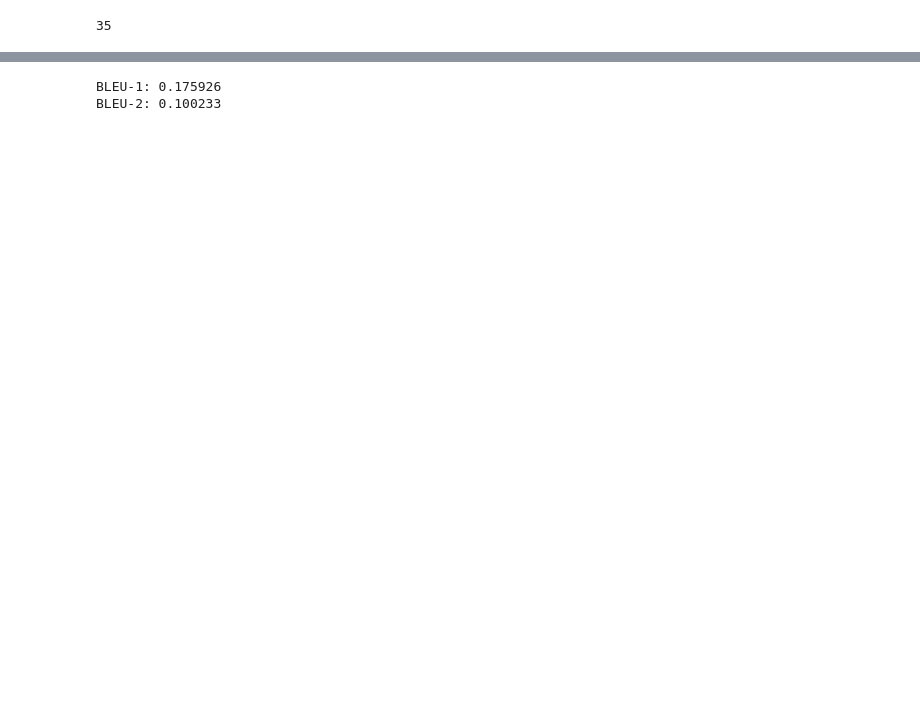
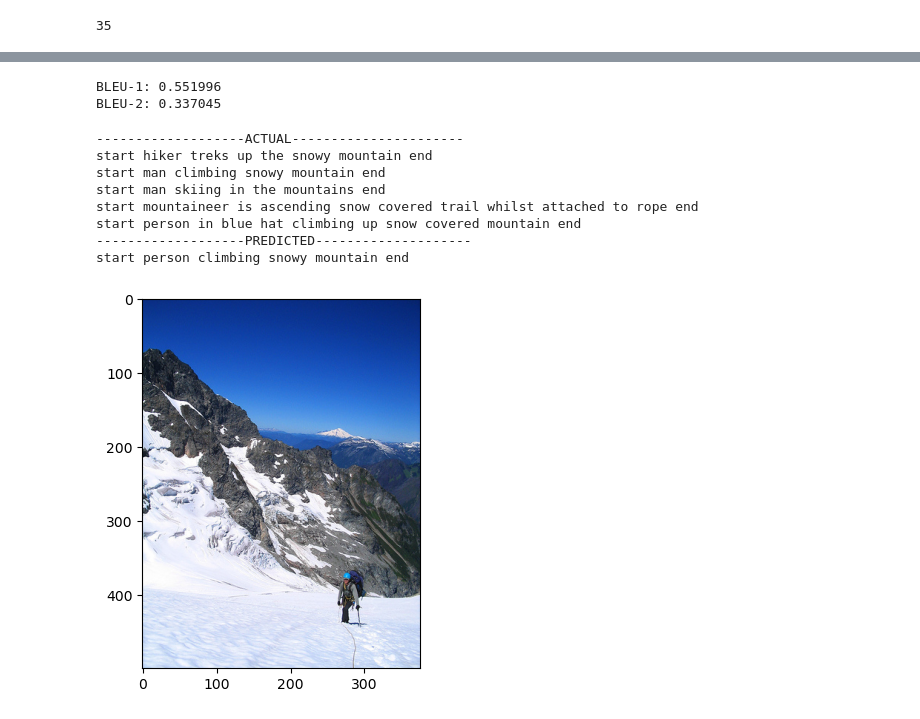
Before and after one commit to Nid04/Image-Caption-Generator, a Jupyter notebook: Image Caption generation Test Code.ipynb, the cells around one changed output, grey strips where cells are left out. Saved outputs shown, nothing was run; the diff lists cells and outputs as text; code cells hidden in the pictures; blank space fills up the shorter version.

Commit message:
integrating model with ui

```diff
--- a/Image Caption generation Test Code.ipynb
+++ b/Image Caption generation Test Code.ipynb
@@ -238,6 +221,6 @@ plot_model(model, show_shapes=True)
 # %%
 # train the model
-epochs = 15
+epochs = 20
 batch_size = 64
 steps = len(train) // batch_size
 
@@ -277,7 +265,7 @@ def idx_to_word(integer, tokenizer):
 # generate caption for an image
 def predict_caption(model, image, tokenizer, max_length):
     # add start tag for generation process
-    in_text = '<start>'
+    in_text = 'start'
     # iterate over the max length of sequence
     for i in range(max_length):
         # encode input sequenve
@@ -296,7 +284,7 @@ def predict_caption(model, image, tokenizer, max_length):
         # append word as input for generating next word
         in_text += " " + word
         # stop if we reach end tag
-        if word == '<end>':
+        if word == 'end':
             break
     return in_text
 # %%
@@ -320,5 +308,36 @@ for key in tqdm(test):
 print("BLEU-1: %f" % corpus_bleu(actual, predicted, weights=(1.0, 0, 0, 0)))
 print("BLEU-2: %f" % corpus_bleu(actual, predicted, weights=(0.5, 0.5, 0, 0)))
 # %% [output]
-BLEU-1: 0.175926
-BLEU-2: 0.100233
+BLEU-1: 0.551996
+BLEU-2: 0.337045
+# %%
+# Visualize the Results
+from PIL import Image
+import matplotlib.pyplot as plt
+
+def generate_caption(image_name):
+    image_id = image_name.split('.')[0]
+    img_path = os.path.join(BASE_DIR, "Images", image_name)
+    image = Image.open(img_path)
+    captions = mapping[image_id]
+    print('-------------------ACTUAL----------------------')
+    for caption in captions:
+        print(caption)
+    # predict the caption
+    y_pred = predict_caption(model, features[image_id], tokenizer, max_length)
+    print('-------------------PREDICTED--------------------')
+    print(y_pred)
+    plt.imshow(image)
+# %%
+image_name = "58363930_0544844edd.jpg"
+generate_caption(image_name)
+# %% [output]
+-------------------ACTUAL----------------------
+start hiker treks up the snowy mountain end
+start man climbing snowy mountain end
+start man skiing in the mountains end
+start mountaineer is ascending snow covered trail whilst attached to rope end
+start person in blue hat climbing up snow covered mountain end
+-------------------PREDICTED--------------------
+start person climbing snowy mountain end
+[figure, added]
```
Also changed, not shown: parts of 17 cells of this notebook, 10 other files.
